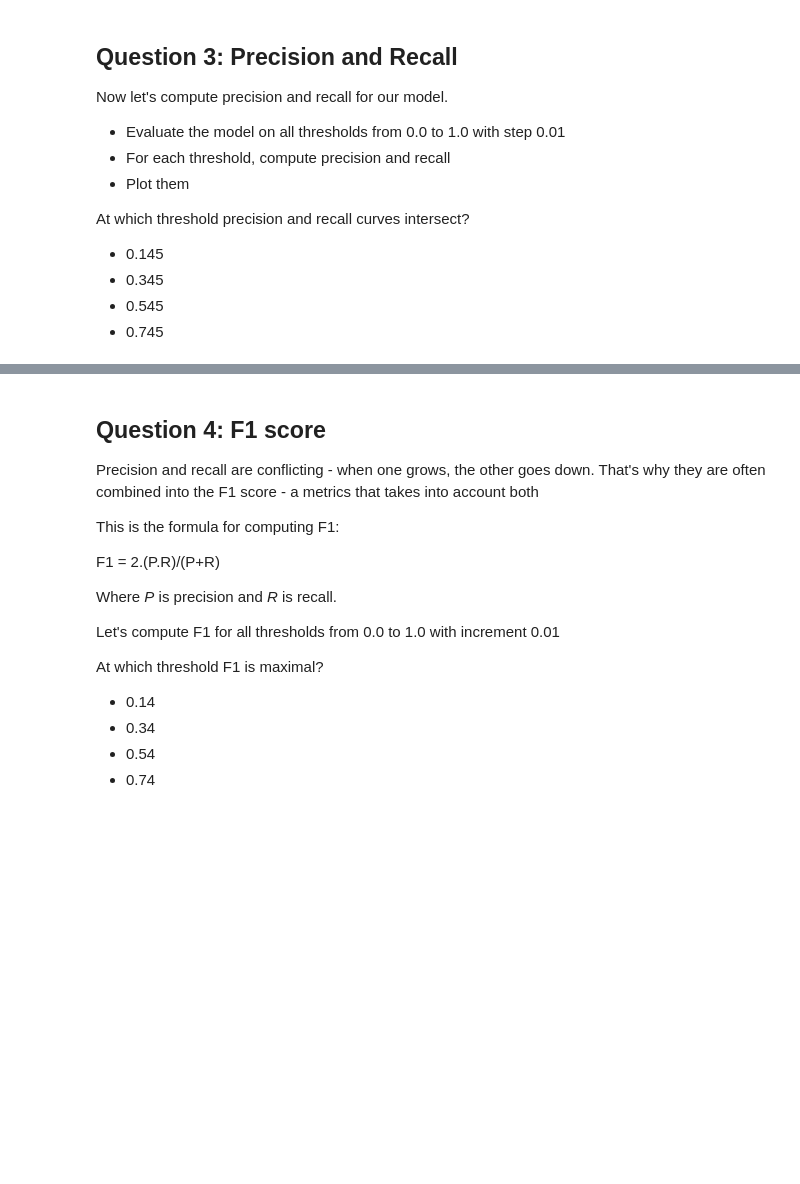
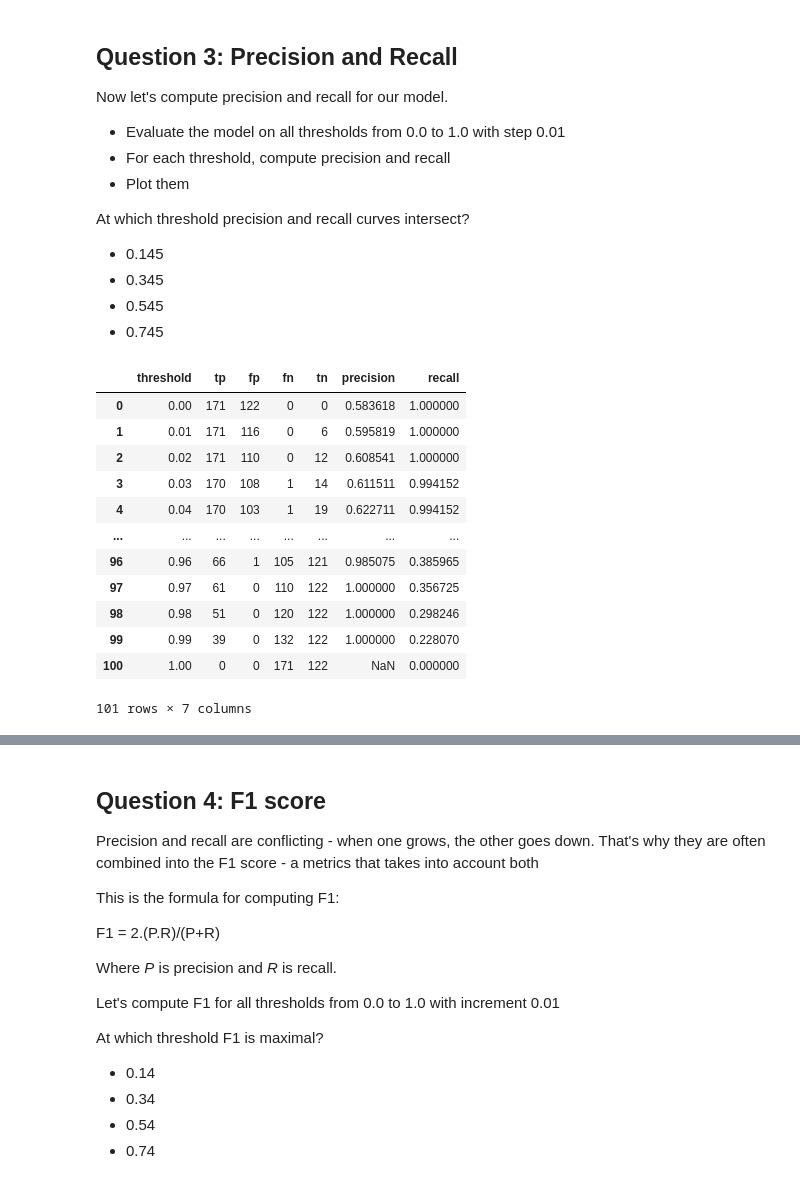
Before and after one commit to jhon-marquez-cardenas/Machine-learning-zoomcamp-2025-Homeworks, a Jupyter notebook: 04-Evaluation/Homework_4_JFMC_2025.ipynb, the cells around one changed output, grey strips where cells are left out. Saved outputs shown, nothing was run; the diff lists cells and outputs as text; code cells hidden in the pictures; blank space fills up the shorter version.

```diff
--- a/04-Evaluation/Homework_4_JFMC_2025.ipynb
+++ b/04-Evaluation/Homework_4_JFMC_2025.ipynb
@@ -228,0 +254,16 @@ At which threshold precision and recall curves intersect?
+# %%
+df_scores
+# %% [output]
+|  | threshold | tp | fp | fn | tn | precision | recall |
+| 0 | 0.00 | 171 | 122 | 0 | 0 | 0.583618 | 1.000000 |
+| 1 | 0.01 | 171 | 116 | 0 | 6 | 0.595819 | 1.000000 |
+| 2 | 0.02 | 171 | 110 | 0 | 12 | 0.608541 | 1.000000 |
+| 3 | 0.03 | 170 | 108 | 1 | 14 | 0.611511 | 0.994152 |
+| 4 | 0.04 | 170 | 103 | 1 | 19 | 0.622711 | 0.994152 |
+| ... | ... | ... | ... | ... | ... | ... | ... |
+| 96 | 0.96 | 66 | 1 | 105 | 121 | 0.985075 | 0.385965 |
+| 97 | 0.97 | 61 | 0 | 110 | 122 | 1.000000 | 0.356725 |
+| 98 | 0.98 | 51 | 0 | 120 | 122 | 1.000000 | 0.298246 |
+| 99 | 0.99 | 39 | 0 | 132 | 122 | 1.000000 | 0.228070 |
+| 100 | 1.00 | 0 | 0 | 171 | 122 | NaN | 0.000000 |
+101 rows × 7 columns
```
Also changed, not shown: parts of 4 cells of this notebook.
